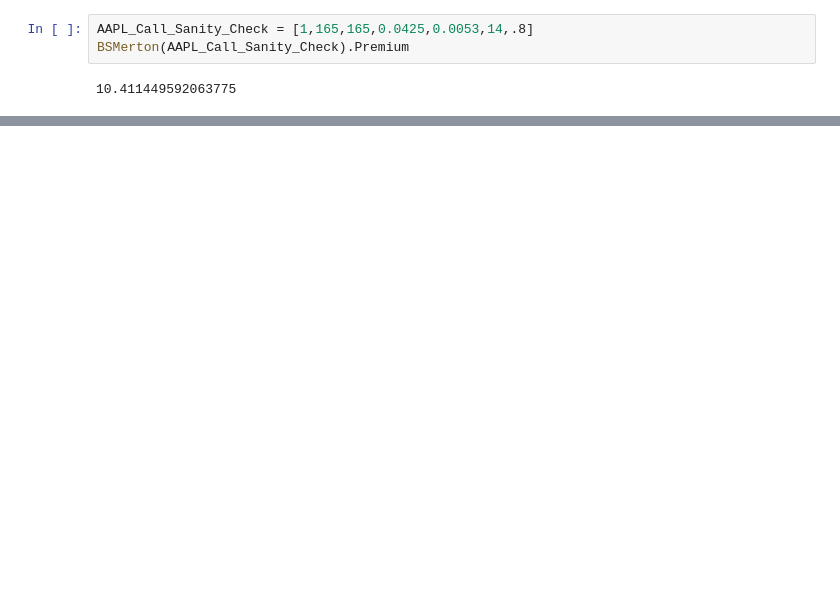
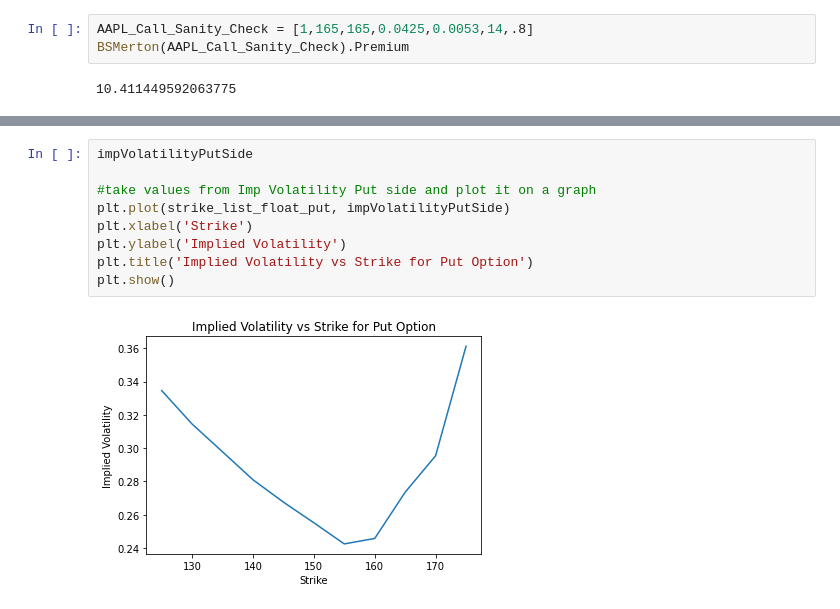
Before and after one commit to MEstrada21/FinTech-545-Spring2023, a Jupyter notebook: Week06/Project/HomeworkWeek06.ipynb, the cells around one changed output, grey strips where cells are left out. Saved outputs shown, nothing was run; the diff lists cells and outputs as text; blank space fills up the shorter version.

```diff
--- a/Week06/Project/HomeworkWeek06.ipynb
+++ b/Week06/Project/HomeworkWeek06.ipynb
@@ -187,0 +296,11 @@ ImpVol
+# %%
+impVolatilityPutSide
+
+#take values from Imp Volatility Put side and plot it on a graph
+plt.plot(strike_list_float_put, impVolatilityPutSide)
+plt.xlabel('Strike')
+plt.ylabel('Implied Volatility')
+plt.title('Implied Volatility vs Strike for Put Option')
+plt.show()
+# %% [output]
+[figure, added]
```
Also changed, not shown: parts of 17 cells of this notebook, 2 other files.
